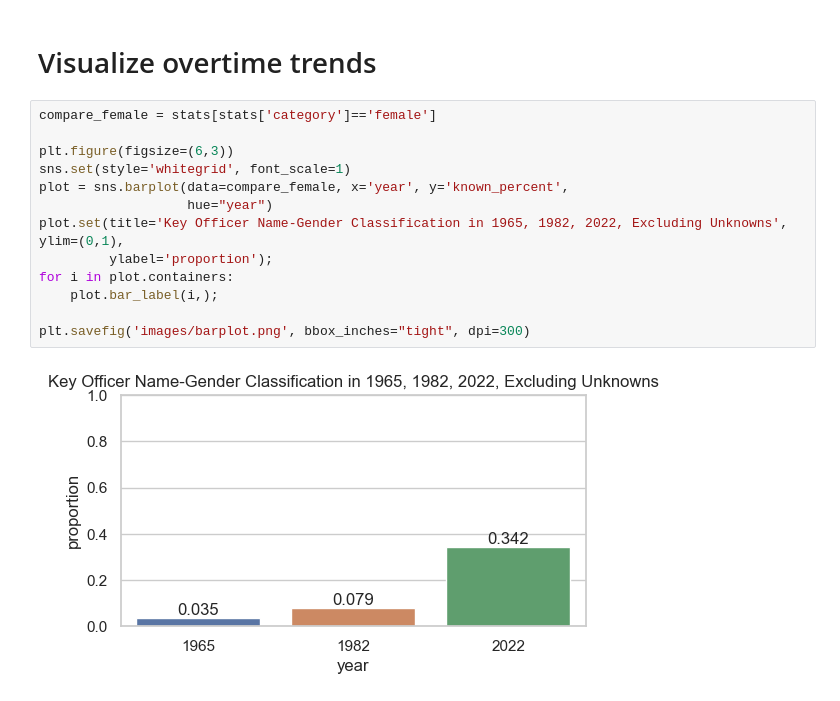
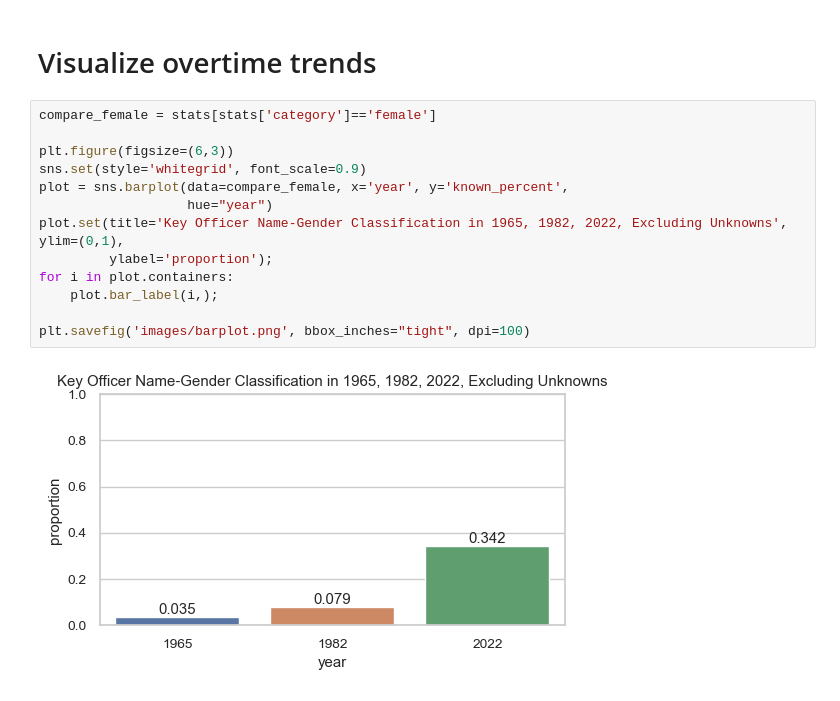
Before and after one commit to ellicehuang/dos-diversity, a Jupyter notebook: code.ipynb, the cells around one changed output. Saved outputs shown, nothing was run; the diff lists cells and outputs as text.

Commit message:
images

```diff
--- a/code.ipynb
+++ b/code.ipynb
@@ -425,16 +425,16 @@ stats
 # %%
 compare_female = stats[stats['category']=='female']
 
 plt.figure(figsize=(6,3))
-sns.set(style='whitegrid', font_scale=1)
+sns.set(style='whitegrid', font_scale=0.9)
 plot = sns.barplot(data=compare_female, x='year', y='known_percent',
                    hue="year")
 plot.set(title='Key Officer Name-Gender Classification in 1965, 1982, 2022, Excluding Unknowns', ylim=(0,1),
          ylabel='proportion');
 for i in plot.containers:
     plot.bar_label(i,);
 
-plt.savefig('images/barplot.png', bbox_inches="tight", dpi=300)
+plt.savefig('images/barplot.png', bbox_inches="tight", dpi=100)
 # %% [output]
-[figure, old version]
+[figure, new version]
 # %%
```
Also changed, not shown: parts of 1 cell of this notebook, 2 other files.
